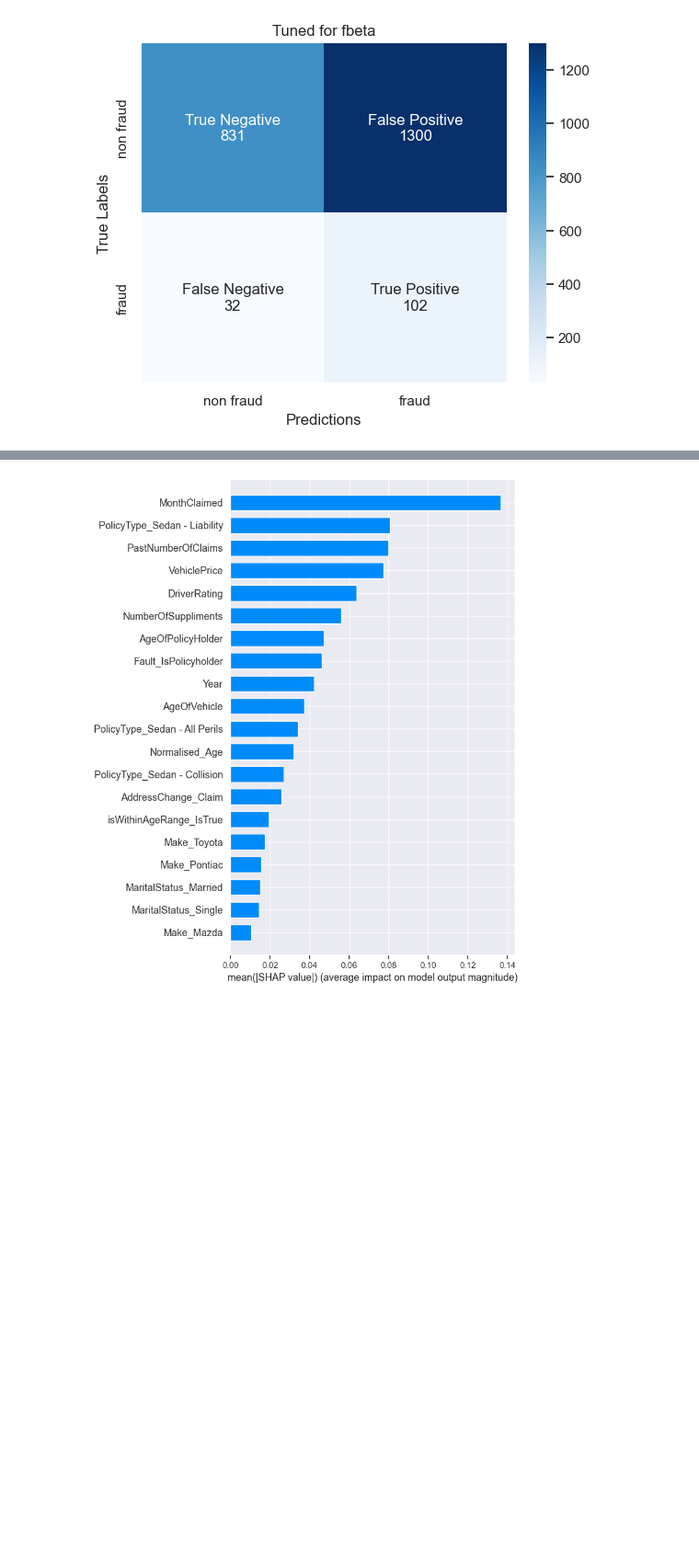
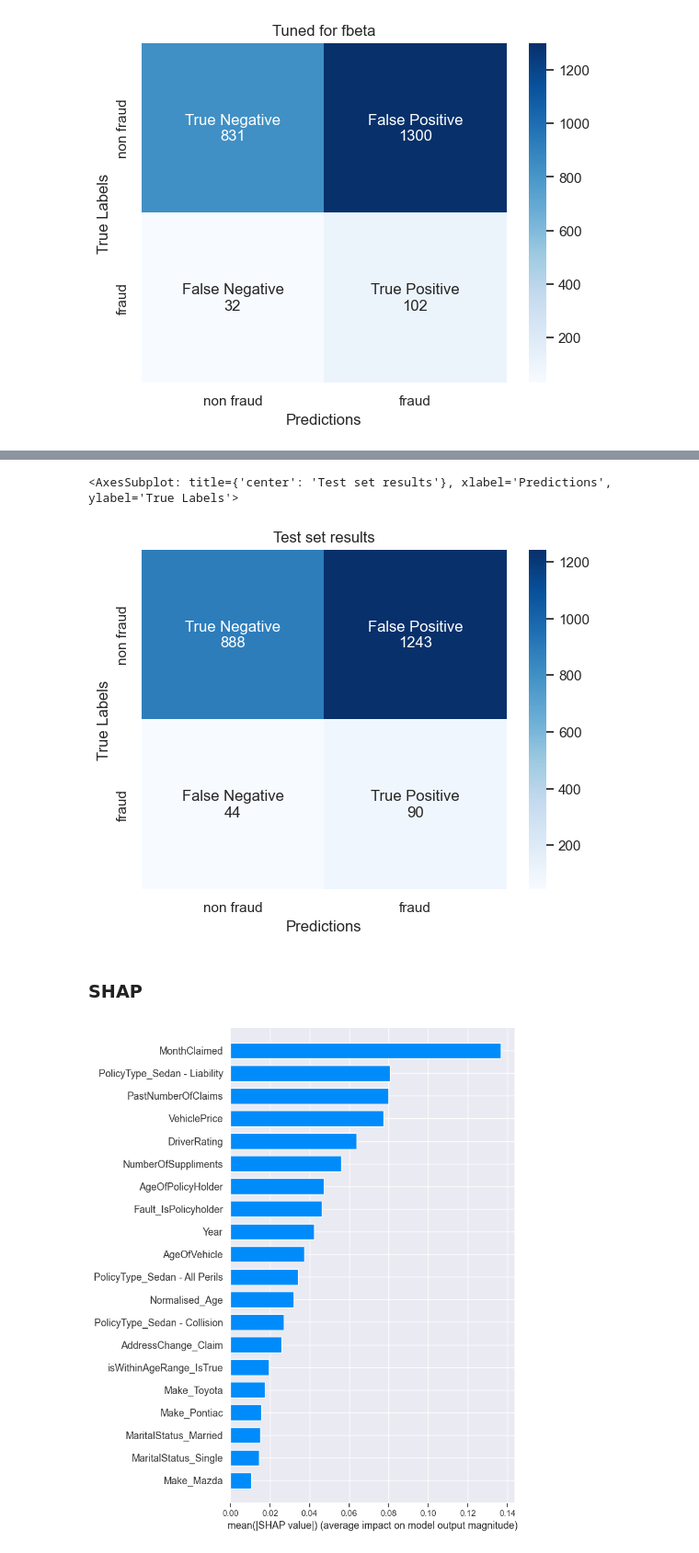
Before and after one commit to hewtungyuen/car-insurance-fraud-BT4012, a Jupyter notebook: KNN.ipynb, the cells around one changed output, grey strips where cells are left out. Shown: that part at 92% size. Saved outputs shown, nothing was run; the diff lists cells and outputs as text; code cells hidden in the pictures; blank space fills up the shorter version.

```diff
--- a/KNN.ipynb
+++ b/KNN.ipynb
@@ -136,0 +141,5 @@ get_confusion_matrix(y_valid, y_pred,'Tuned for fbeta')
+# %%
+knn = KNeighborsClassifier(**trial_fbeta.params)
+knn.fit(X_train, y_train)
+y_pred = knn.predict(X_test)
+get_scores(y_test, y_pred)
@@ -137,3 +154,10 @@ get_confusion_matrix(y_valid, y_pred,'Tuned for fbeta')
+# %%
+get_confusion_matrix(y_test, y_pred,'Test set results')
+# %% [output]
+<AxesSubplot: title={'center': 'Test set results'}, xlabel='Predictions', ylabel='True Labels'>
+[figure, added]
+# %% [markdown]
+### SHAP
 # %%
 explainer = shap.Explainer(knn.predict, X_train, seed=0)
 shap_values = explainer(X_train[1:100,:])
```
Also changed, not shown: parts of 9 cells of this notebook, 7 other files.
